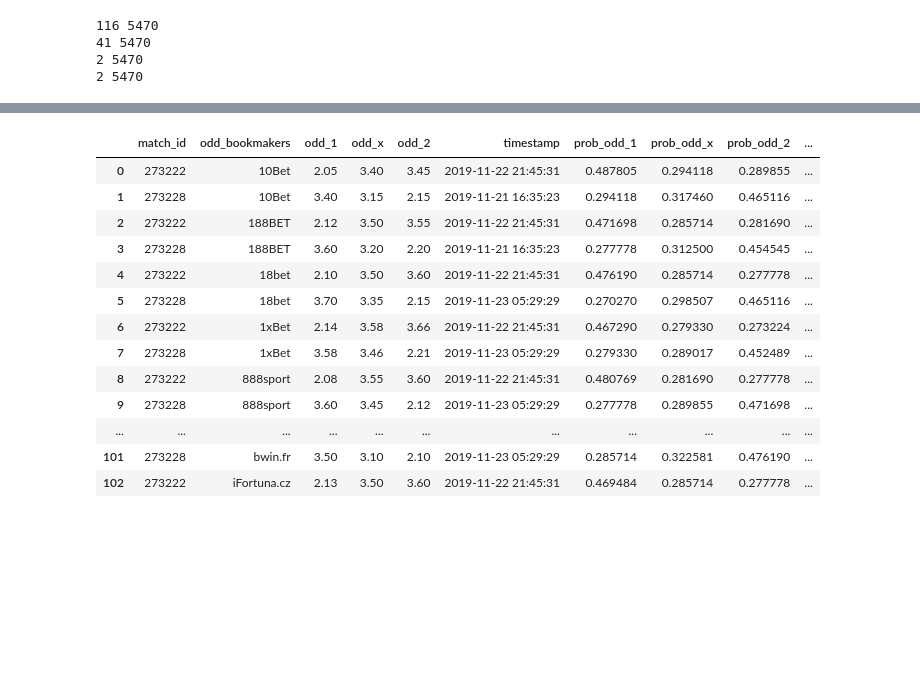
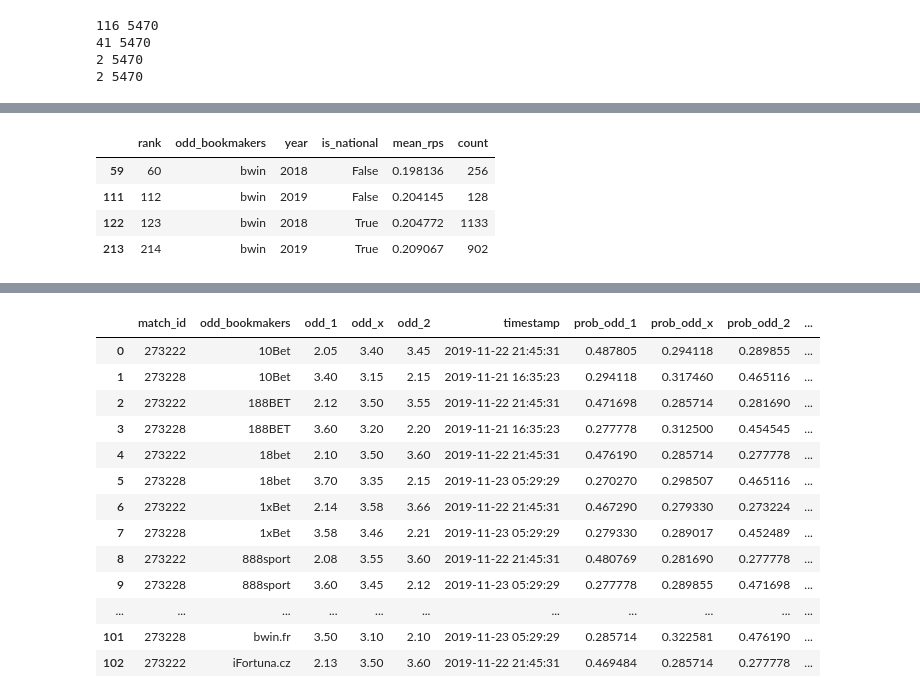
Before and after one commit to sarikayamerts/ie582fall19, a Jupyter notebook: baseline_deneme.ipynb, the cells around one changed output, grey strips where cells are left out. Cells and saved outputs as stored; diff of their text form; code cells hidden in the pictures; blank space fills up the shorter version.

```diff
--- a/baseline_deneme.ipynb
+++ b/baseline_deneme.ipynb
@@ -115,0 +153,8 @@ bookmaker_list.head(10)
+# %%
+bookmaker_list[bookmaker_list['odd_bookmakers'] == 'bwin']
+# %% [output]
+|  | rank | odd_bookmakers | year | is_national | mean_rps | count |
+| 59 | 60 | bwin | 2018 | False | 0.198136 | 256 |
+| 111 | 112 | bwin | 2019 | False | 0.204145 | 128 |
+| 122 | 123 | bwin | 2018 | True | 0.204772 | 1133 |
+| 213 | 214 | bwin | 2019 | True | 0.209067 | 902 |
```
Also changed, not shown: parts of 8 cells of this notebook.
